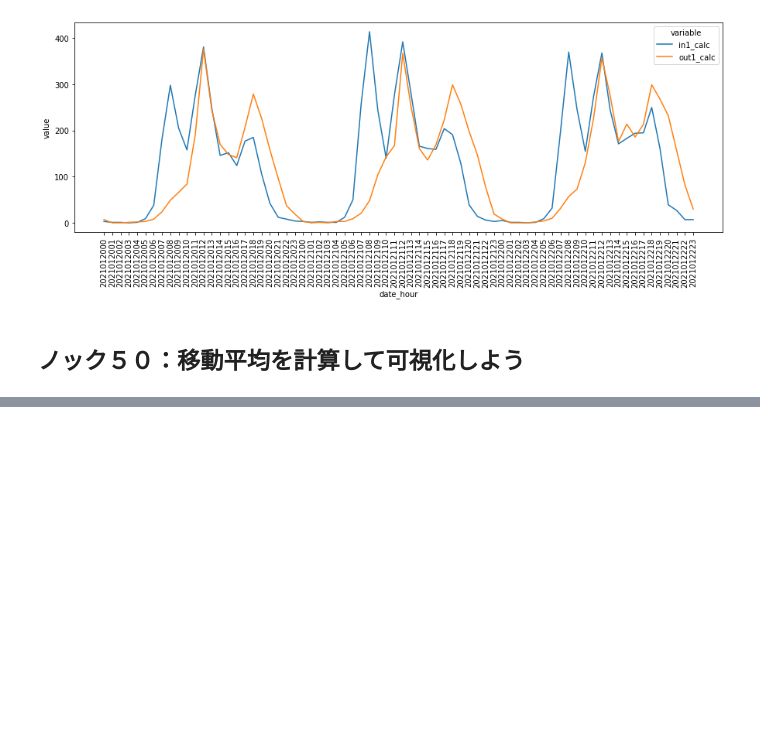
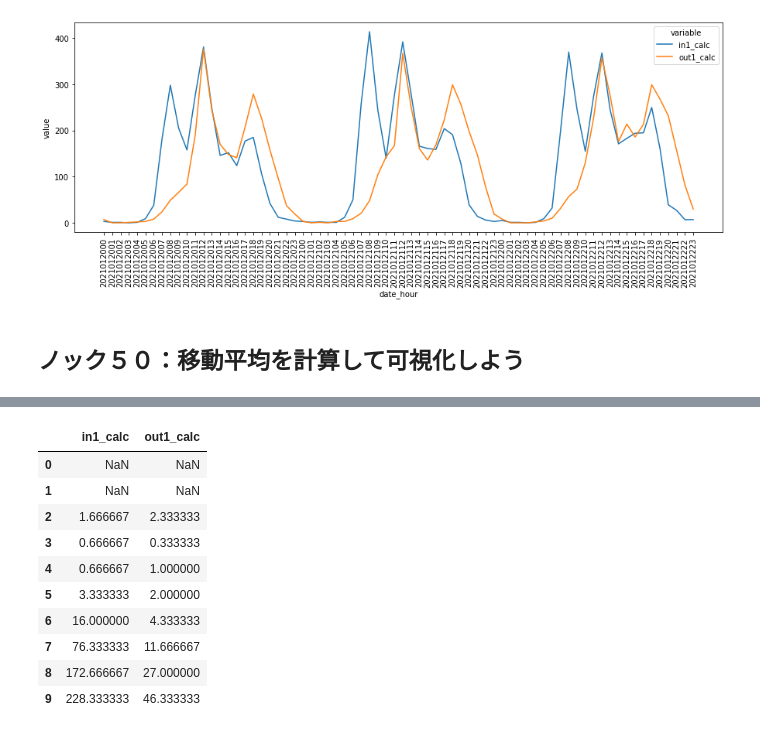
Before and after one commit to winuim/python-process-visualization-100, a Jupyter notebook: chapter-3/src/chapter-3.ipynb, the cells around one changed output, grey strips where cells are left out. Cells and saved outputs as stored; diff of their text form; code cells hidden in the pictures; blank space fills up the shorter version.

```diff
--- a/chapter-3/src/chapter-3.ipynb
+++ b/chapter-3/src/chapter-3.ipynb
@@ -406,0 +417,15 @@ sns.lineplot(x=viz_data["date_hour"], y=viz_data["value"], hue=viz_data["variabl
+# %%
+viz_data_rolling = viz_data[["in1_calc", "out1_calc"]].rolling(3).mean()
+viz_data_rolling.head(10)
+# %% [output]
+|  | in1_calc | out1_calc |
+| 0 | NaN | NaN |
+| 1 | NaN | NaN |
+| 2 | 1.666667 | 2.333333 |
+| 3 | 0.666667 | 0.333333 |
+| 4 | 0.666667 | 1.000000 |
+| 5 | 3.333333 | 2.000000 |
+| 6 | 16.000000 | 4.333333 |
+| 7 | 76.333333 | 11.666667 |
+| 8 | 172.666667 | 27.000000 |
+| 9 | 228.333333 | 46.333333 |
```
Also changed, not shown: parts of 2 cells of this notebook.
